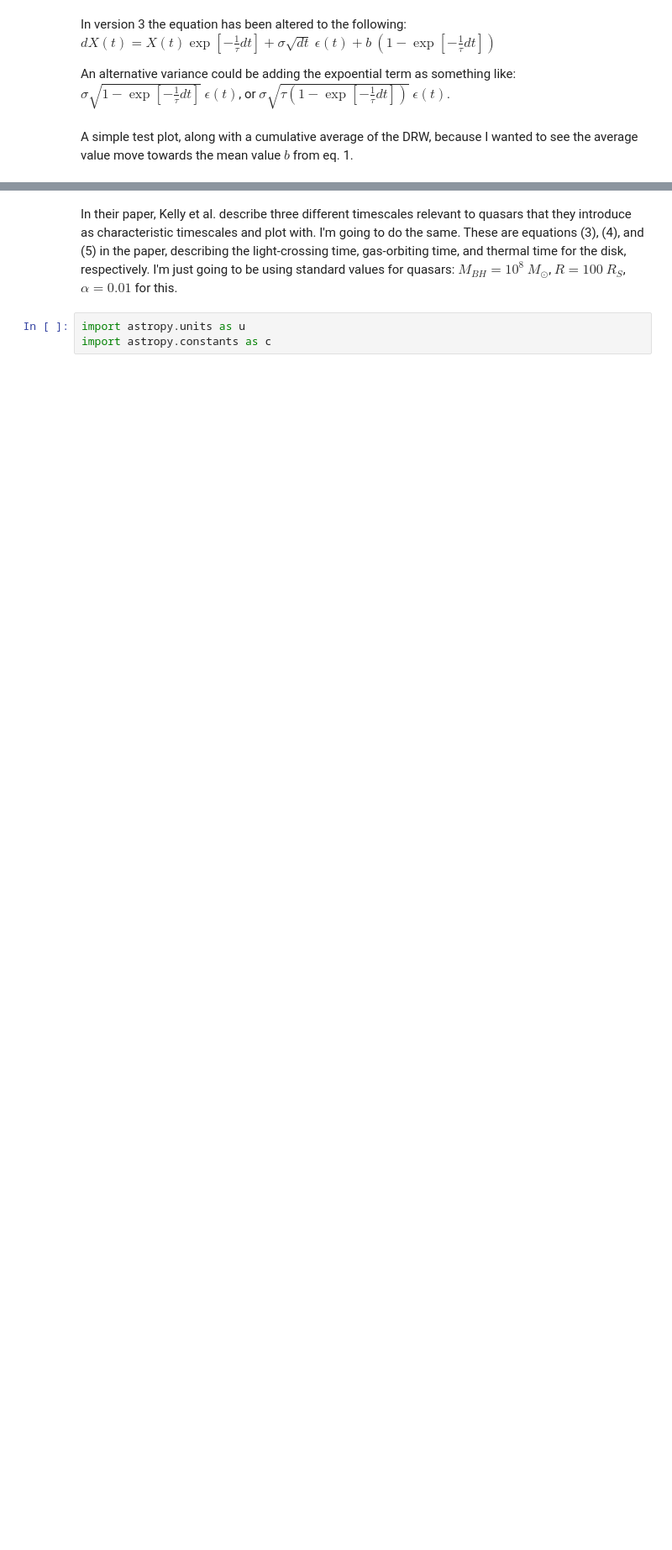
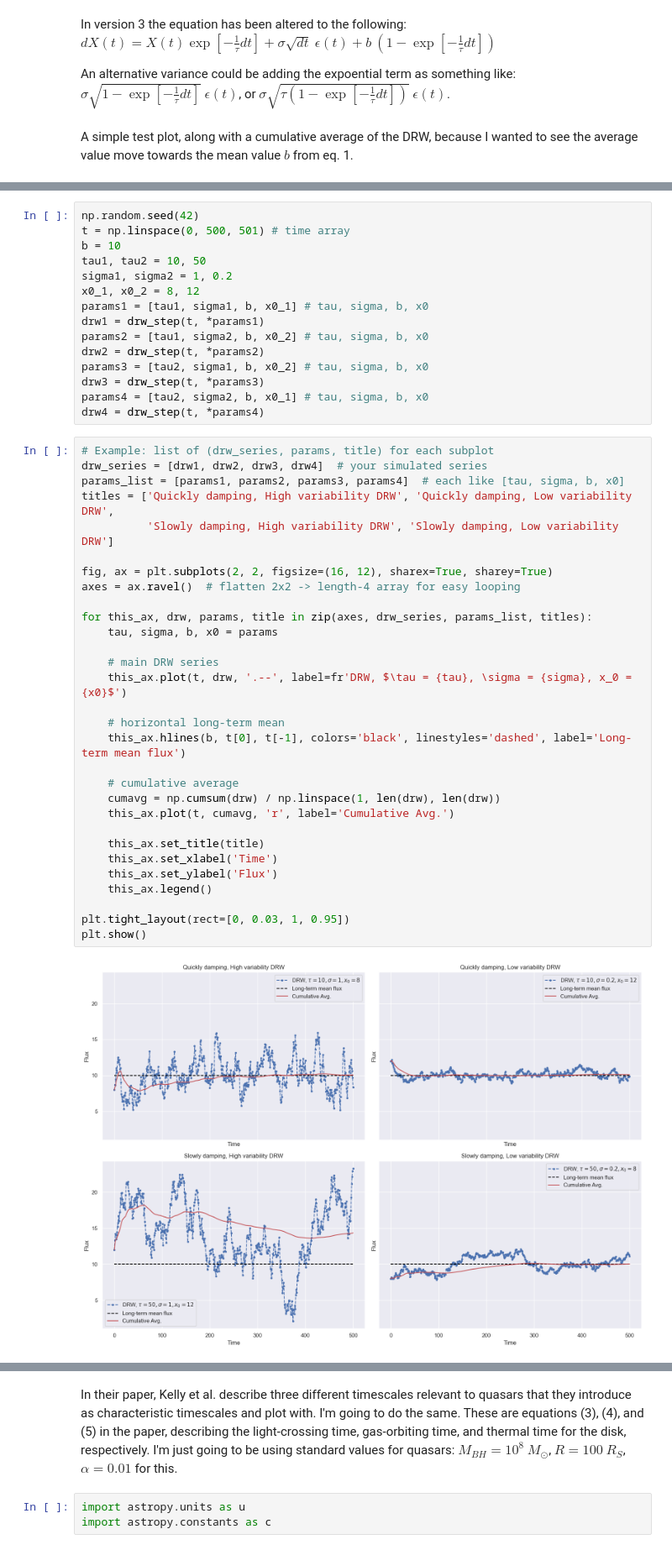
Before and after one commit to maliceious/MastersThesis, a Jupyter notebook: Damped Random Walk.ipynb, the cells around one changed output, grey strips where cells are left out. Shown at 84% size. Saved outputs shown, nothing was run; the diff lists cells and outputs as text; blank space fills up the shorter version.

Commit message:
Main commit
Added, uh, all I've done.

```diff
--- a/Damped Random Walk.ipynb
+++ b/Damped Random Walk.ipynb
@@ -76,0 +58,47 @@ plt.show()
+# %%
+np.random.seed(42)
+t = np.linspace(0, 500, 501) # time array
+b = 10
+tau1, tau2 = 10, 50
+sigma1, sigma2 = 1, 0.2
+x0_1, x0_2 = 8, 12
+params1 = [tau1, sigma1, b, x0_1] # tau, sigma, b, x0
+drw1 = drw_step(t, *params1)
+params2 = [tau1, sigma2, b, x0_2] # tau, sigma, b, x0
+drw2 = drw_step(t, *params2)
+params3 = [tau2, sigma1, b, x0_2] # tau, sigma, b, x0
+drw3 = drw_step(t, *params3)
+params4 = [tau2, sigma2, b, x0_1] # tau, sigma, b, x0
+drw4 = drw_step(t, *params4)
+# %%
+# Example: list of (drw_series, params, title) for each subplot
+drw_series = [drw1, drw2, drw3, drw4]  # your simulated series
+params_list = [params1, params2, params3, params4]  # each like [tau, sigma, b, x0]
+titles = ['Quickly damping, High variability DRW', 'Quickly damping, Low variability DRW',
+          'Slowly damping, High variability DRW', 'Slowly damping, Low variability DRW']
+
+fig, ax = plt.subplots(2, 2, figsize=(16, 12), sharex=True, sharey=True)
+axes = ax.ravel()  # flatten 2x2 -> length-4 array for easy looping
+
+for this_ax, drw, params, title in zip(axes, drw_series, params_list, titles):
+    tau, sigma, b, x0 = params
+
+    # main DRW series
+    this_ax.plot(t, drw, '.--', label=fr'DRW, $\tau = {tau}, \sigma = {sigma}, x_0 = {x0}$')
+
+    # horizontal long-term mean
+    this_ax.hlines(b, t[0], t[-1], colors='black', linestyles='dashed', label='Long-term mean flux')
+
+    # cumulative average
+    cumavg = np.cumsum(drw) / np.linspace(1, len(drw), len(drw))
+    this_ax.plot(t, cumavg, 'r', label='Cumulative Avg.')
+
+    this_ax.set_title(title)
+    this_ax.set_xlabel('Time')
+    this_ax.set_ylabel('Flux')
+    this_ax.legend()
+
+plt.tight_layout(rect=[0, 0.03, 1, 0.95])
+plt.show()
+# %% [output]
+[figure, added]
```
Also changed, not shown: parts of 6 cells of this notebook, 5 other files.
